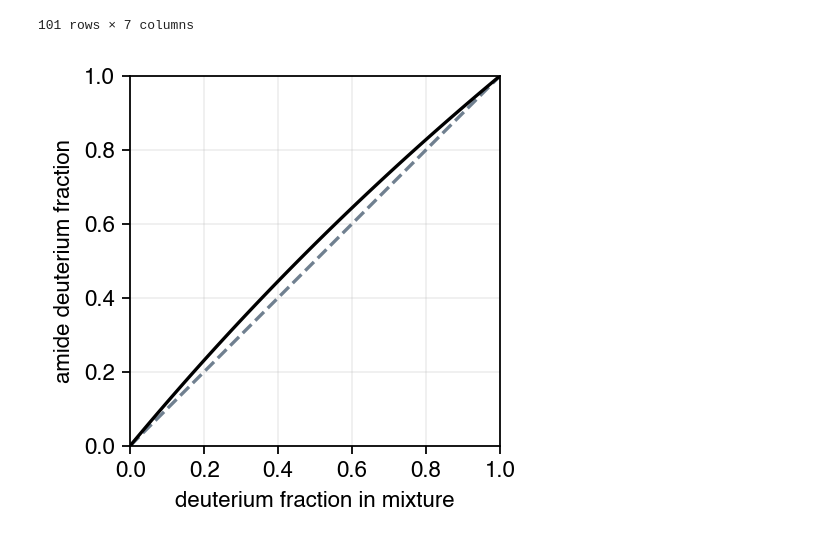
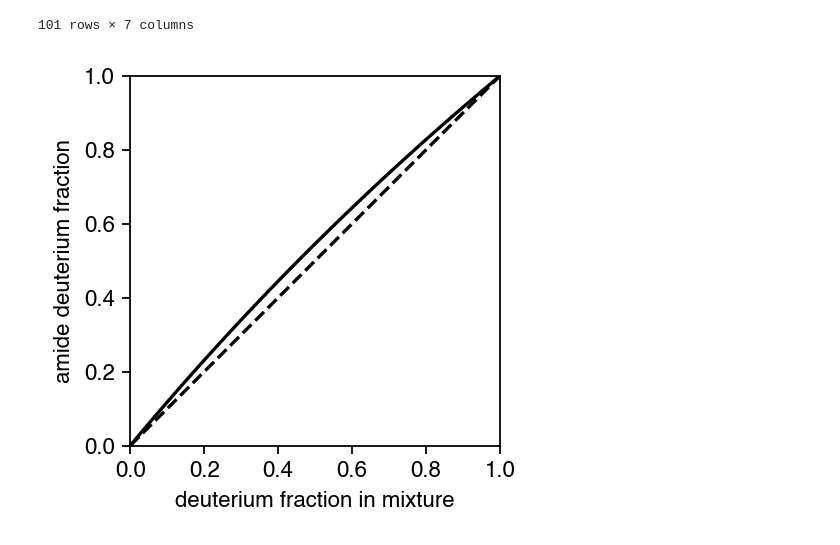
Before and after one commit to pacilab/hdx-rates-mixtures, a Jupyter notebook: notebooks/eie.ipynb, the cells around one changed output. Saved outputs shown, nothing was run; the diff lists cells and outputs as text; code cells hidden in the pictures.

```diff
--- a/notebooks/eie.ipynb
+++ b/notebooks/eie.ipynb
@@ -66,17 +66,16 @@ df
 101 rows × 7 columns
 # %%
 plt.figure(figsize=(3,3), dpi=160)
-plt.plot(df['x'], df['x'], linestyle='dashed', c='slategray')
+plt.plot(df['x'], df['x'], linestyle='dashed', c='k')
 plt.plot(df['x'], df['Deq'], c='k')
 plt.axis('square')
 plt.xlim(0, 1)
 plt.ylim(0, 1)
 plt.xlabel('deuterium fraction in mixture')
 plt.ylabel('amide deuterium fraction')
 plt.xticks([0, 0.2, 0.4, 0.6, 0.8, 1])
 plt.yticks([0, 0.2, 0.4, 0.6, 0.8, 1])
-plt.grid(alpha=0.2)
 
 plt.show()
 # %% [output]
-[figure, old version]
+[figure, new version]
```
Also changed, not shown: 2 other files.
